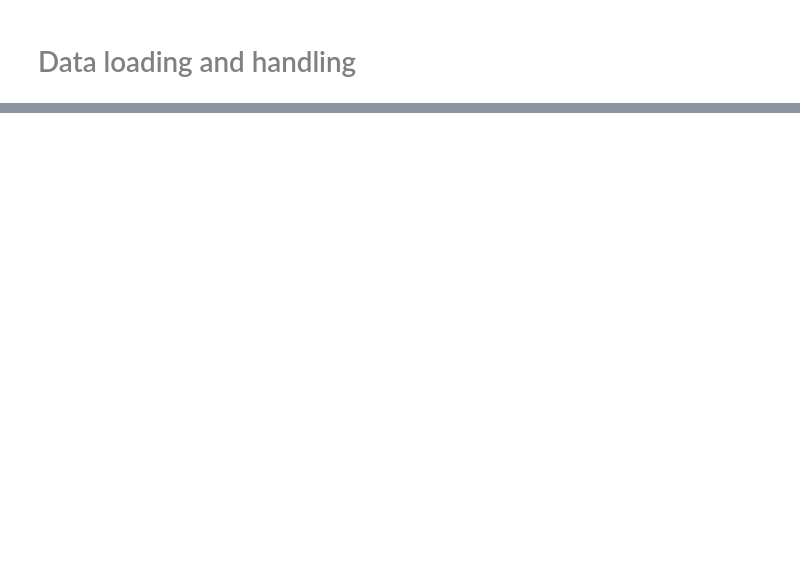
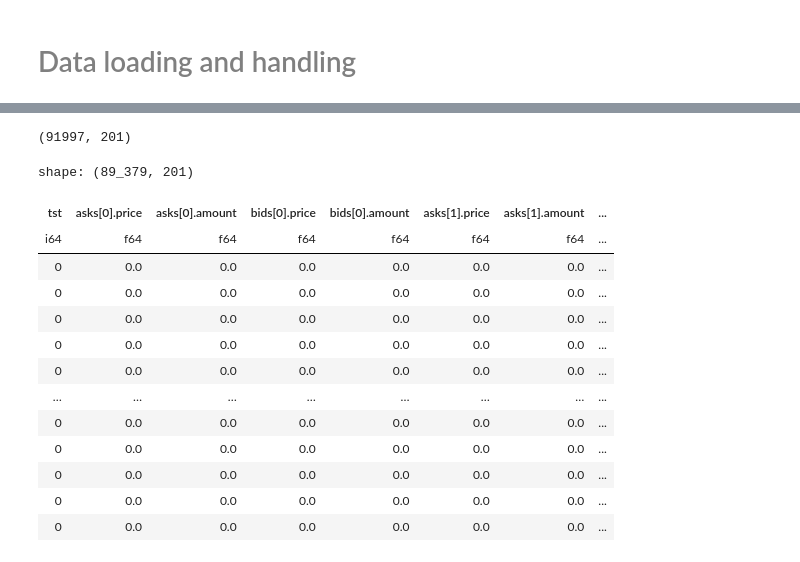
Before and after one commit to Tripudium/lobgpt, a Jupyter notebook: examples/dataloading.ipynb, the cells around one changed output, grey strips where cells are left out. Saved outputs shown, nothing was run; the diff lists cells and outputs as text; code cells hidden in the pictures; blank space fills up the shorter version.

```diff
--- a/examples/dataloading.ipynb
+++ b/examples/dataloading.ipynb
@@ -44,0 +57,34 @@ shape: (5, 7)
+# %%
+messages = dl.load_book("AAPL", ["120621.093000", "120621.103000"])
+ob = dl.load_book("AAPL", ["120621.093000", "120621.103000"], type="snapshot")
+# %%
+df = reconstruct_snapshots(messages, ob.head(1))
+# %%
+df.shape
+# %% [output]
+(91997, 201)
+# %%
+difdf = df-ob
+# %%
+numeric_cols = [c for c, dtype in difdf.schema.items() if dtype.is_numeric()]
+
+non_zero_rows = difdf.filter(
+    pl.any_horizontal([pl.col(c) != 0 for c in numeric_cols])
+)
+# %%
+non_zero_rows
+# %% [output]
+shape: (89_379, 201)
+| tst | asks[0].price | asks[0].amount | bids[0].price | bids[0].amount | asks[1].price | asks[1].amount | ... |
+| i64 | f64 | f64 | f64 | f64 | f64 | f64 | ... |
+| 0 | 0.0 | 0.0 | 0.0 | 0.0 | 0.0 | 0.0 | ... |
+| 0 | 0.0 | 0.0 | 0.0 | 0.0 | 0.0 | 0.0 | ... |
+| 0 | 0.0 | 0.0 | 0.0 | 0.0 | 0.0 | 0.0 | ... |
+| 0 | 0.0 | 0.0 | 0.0 | 0.0 | 0.0 | 0.0 | ... |
+| 0 | 0.0 | 0.0 | 0.0 | 0.0 | 0.0 | 0.0 | ... |
+| … | … | … | … | … | … | … | ... |
+| 0 | 0.0 | 0.0 | 0.0 | 0.0 | 0.0 | 0.0 | ... |
+| 0 | 0.0 | 0.0 | 0.0 | 0.0 | 0.0 | 0.0 | ... |
+| 0 | 0.0 | 0.0 | 0.0 | 0.0 | 0.0 | 0.0 | ... |
+| 0 | 0.0 | 0.0 | 0.0 | 0.0 | 0.0 | 0.0 | ... |
+| 0 | 0.0 | 0.0 | 0.0 | 0.0 | 0.0 | 0.0 | ... |
```
Also changed, not shown: parts of 10 cells of this notebook, 15 other files.
